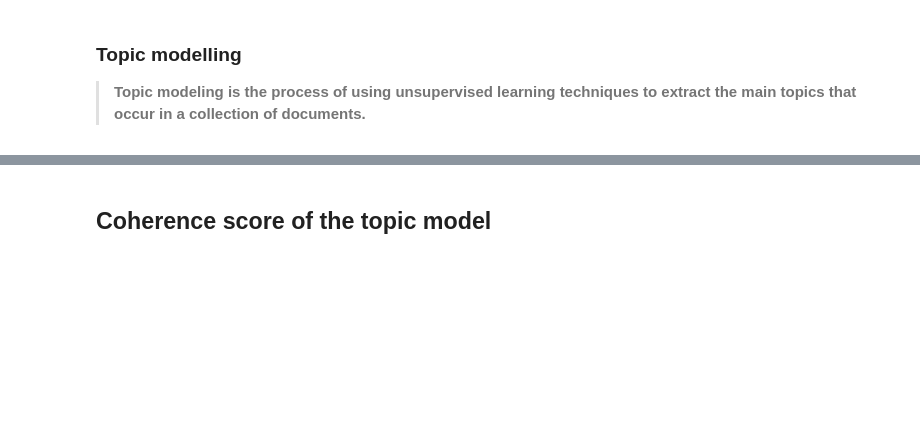
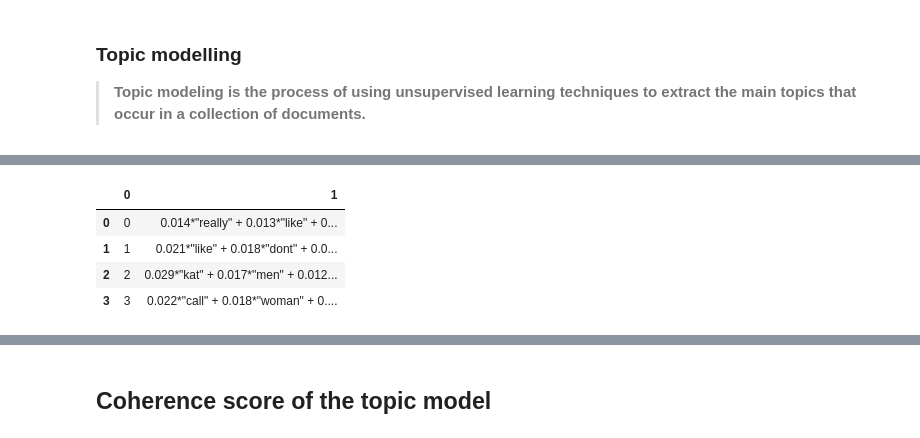
Before and after one commit to avikumart/Cyberbullying-Detection-NLP, a Jupyter notebook: cyberbullying-detection-nlp1.ipynb, the cells around one changed output, grey strips where cells are left out. Drawn from its saved outputs; the diff is of its cells as text; code cells hidden in the pictures; blank space fills up the shorter version.

Commit message:
Kaggle Notebook | Cyberbullying Detection (NLP1)   | Version 12

```diff
--- a/cyberbullying-detection-nlp1.ipynb
+++ b/cyberbullying-detection-nlp1.ipynb
@@ -505,3 +523,12 @@ lda_model.show_topics()
+# %%
+model = gensim.models.LdaModel.load("/kaggle/working/sexism_lda.model")
+pd.DataFrame(model.print_topics())
+# %% [output]
+|  | 0 | 1 |
+| 0 | 0 | 0.014*"really" + 0.013*"like" + 0... |
+| 1 | 1 | 0.021*"like" + 0.018*"dont" + 0.0... |
+| 2 | 2 | 0.029*"kat" + 0.017*"men" + 0.012... |
+| 3 | 3 | 0.022*"call" + 0.018*"woman" + 0.... |
 # %%
 # visualizing the topics
 def plot_lda_vis(lda_model, bow_corpus, dic):
```
Also changed, not shown: parts of 10 cells of this notebook.
